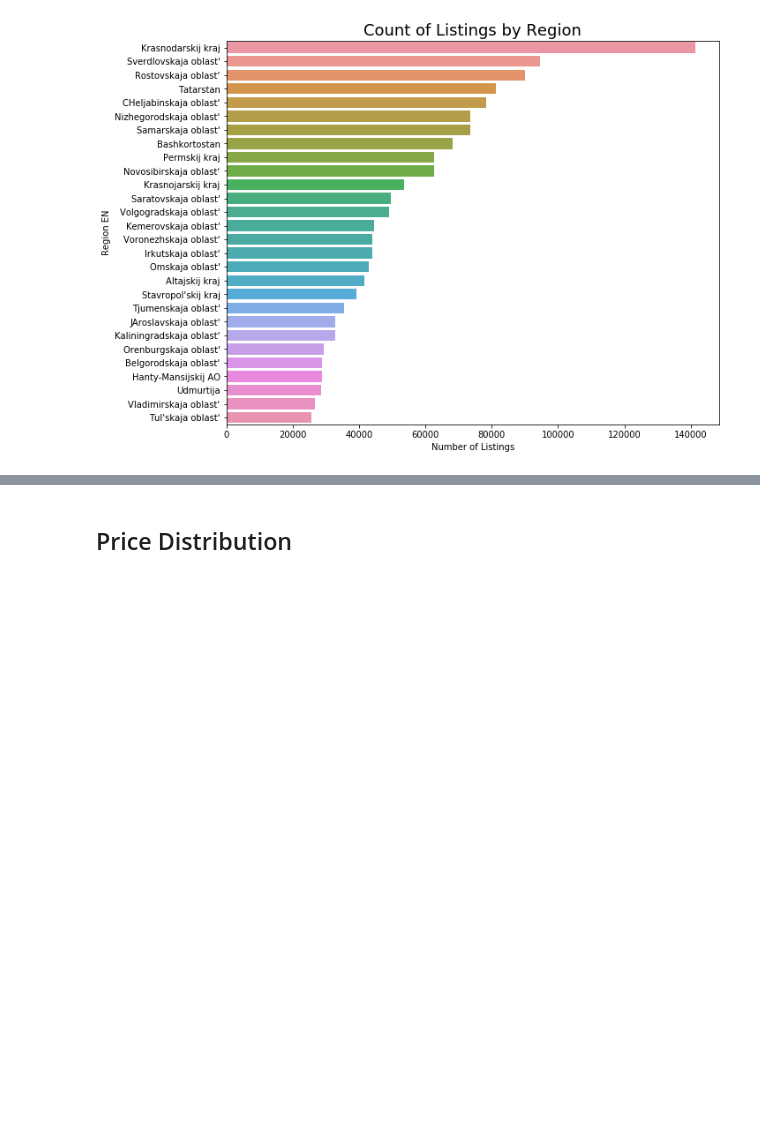
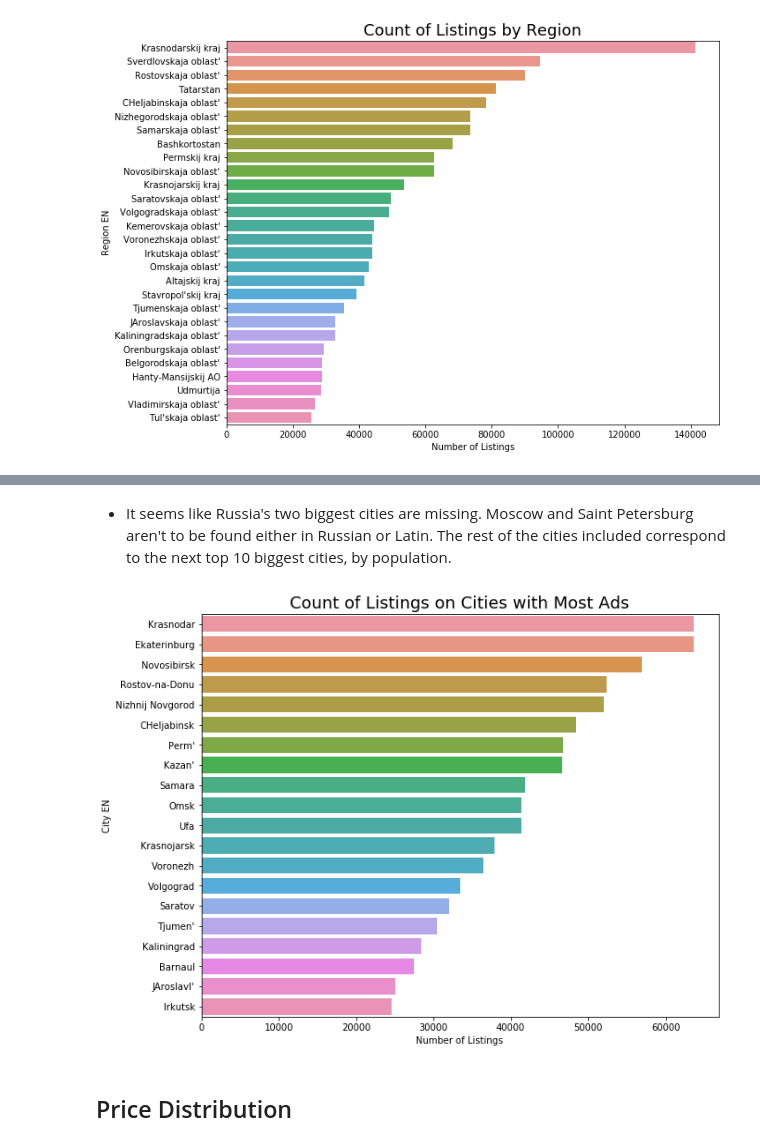
Before and after one commit to MiguelNiblock/Deep-NLP_Predicting-Ad-Demand, a Jupyter notebook: Proposal and EDA.ipynb, the cells around one changed output, grey strips where cells are left out. Cells and saved outputs as stored; diff of their text form; code cells hidden in the pictures; blank space fills up the shorter version.

```diff
--- a/Proposal and EDA.ipynb
+++ b/Proposal and EDA.ipynb
@@ -147,0 +172,21 @@ plt.show()
+# %%
+# Get unique cities in cyrilic
+cyrilic_cits = train.city.unique().tolist()
+# Get unique translations
+latin_cits = [cyrtranslit.to_latin(cit,'ru') for cit in cyrilic_cits]
+
+# Put regions in a dictionary
+cit_dict = {}
+for cyr, lat in zip(cyrilic_cits,latin_cits):
+    cit_dict[cyr]=lat
+
+# Create a translated list of each region in the dataset
+en_list = []
+for cit in train.city:
+    en_list.append(cit_dict[cit])
+
+# Add english list as column
+train['city_en'] = en_list
+
+print('Translation of Russian Cities (First 10)')
+pd.DataFrame(latin_cits[:10],index=cyrilic_cits[:10],columns=['Translations'])
@@ -147,0 +206,7 @@ plt.show()
+# %%
+# Get city group counts, sort and divide by N of listings
+city_perc = train.groupby('city_en').count().item_id.sort_values(ascending=False)/len(train)
+
+# Top cities
+print('Percentage of Listings in Top Cities\n')
+print(np.round(city_perc*100,2)[:10])
@@ -148,3 +228,19 @@ plt.show()
+# %% [markdown]
+- It seems like Russia's two biggest cities are missing. Moscow and Saint Petersburg aren't to be found either in Russian or Latin. The rest of the cities included correspond to the next top 10 biggest cities, by population.
+# %%
+top20_cities = city_perc[:20].keys()
+
+plot_data = train[train['city_en'].isin(top20)]
+
+# Visualize sorted listing counts by region
+plt.figure(figsize=(10,8))
+sns.countplot(data=plot_data,y='city_en',order=top20_cities)
+plt.title('Count of Listings on Cities with Most Ads',fontsize=18)
+plt.ylabel('City EN')
+plt.xlabel('Number of Listings')
+plt.show()
+# %% [output]
+[figure, added]
 # %% [markdown]
 ## Price Distribution
 # %%
```
Also changed, not shown: parts of 7 cells of this notebook.
